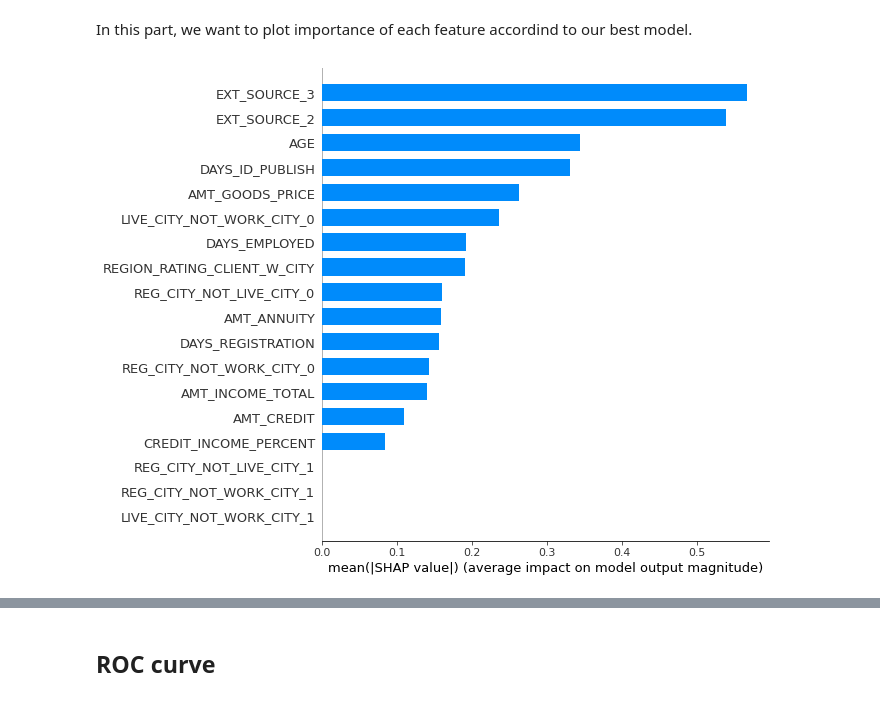
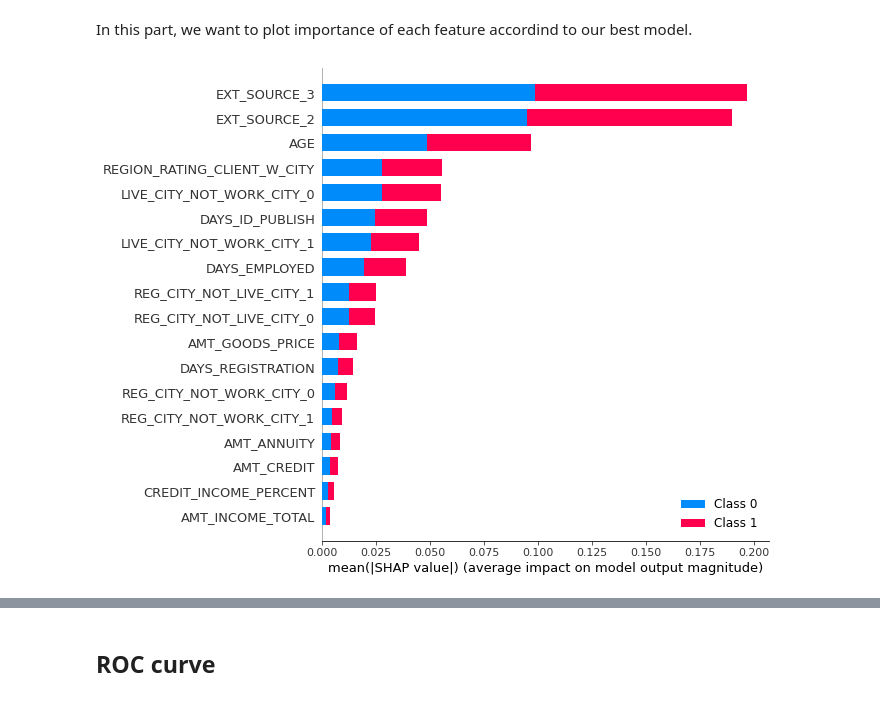
Before and after one commit to volantinho/P7_OC, a Jupyter notebook: P07_02_models.ipynb, the cells around one changed output, grey strips where cells are left out. Drawn from its saved outputs; the diff is of its cells as text; code cells hidden in the pictures.

```diff
--- a/P07_02_models.ipynb
+++ b/P07_02_models.ipynb
@@ -559,7 +585,7 @@ params1 = {"C": [1e0, 1e1, 1e2, 1e3]}
 grid1 = GridSearchCV(lr, param_grid = params1, cv = 5, scoring = my_scorer)
 
 # Fitting
-grid1.fit(X_train, y_train)
+grid1.fit(X_resampled_smote, y_resampled_smote)
 
 # Best model
 best_model_lr = grid1.best_estimator_
@@ -569,5 +595,5 @@ print('Best model logistic regression: {}'.format(best_model_lr))
 y_pred = best_model_lr.predict(X_test)
 
 # Loss function
-print ('Loss_function : {}'.format(round(my_custom_loss_func(y_test, y_pred), 2)))
+print ('Loss_function : {}'.format(round(my_custom_loss_func(y_test, y_pred), 3)))
 # %% [output]
@@ -598,7 +624,7 @@ params2 = {"max_depth"   : range(5, 10, 1),
 grid2 = GridSearchCV(xgb, param_grid = params2, cv = 5, scoring = my_scorer)
 
 # Fitting
-grid2.fit(X_train, y_train)
+grid2.fit(X_resampled_smote, y_resampled_smote)
 
 # Best model
 best_model_xgb = grid2.best_estimator_
@@ -608,7 +634,7 @@ print('Best model XGBoostClassifier: {}'.format(best_model_xgb))
 y_pred = best_model_xgb.predict(X_test)
 
 # Loss function
-print ('Loss_function : {}'.format(round(my_custom_loss_func(y_test, y_pred), 2)))
+print ('Loss_function : {}'.format(round(my_custom_loss_func(y_test, y_pred), 3)))
 # %% [output]
 Best model XGBoostClassifier: XGBClassifier(base_score=0.5, booster='gbtree', colsample_bylevel=1,
               colsample_bynode=1, colsample_bytree=1, eta=0.1,
@@ -637,25 +663,25 @@ result2.iloc[0,1] = round(my_custom_loss_func(y_test, y_pred), 2)
 # %%
 %%time
-from sklearn.ensemble import AdaBoostClassifier
+from sklearn.ensemble import RandomForestClassifier
 
-ab = AdaBoostClassifier()
-params4 = {'n_estimators': [100,200,300]
-
+rfc = RandomForestClassifier()
+params3 = {'n_estimators': range(90, 120, 10),
+           'max_depth': range(5, 10, 2)
 
           }
 
-grid4 = GridSearchCV(ab, param_grid = params4, cv = 5, scoring = my_scorer)
+grid3 = GridSearchCV(rfc, param_grid = params3, cv = 5, scoring = my_scorer)
 
 # Fitting
-grid4.fit(X_train, y_train)
+grid3.fit(X_resampled_smote, y_resampled_smote)
 
 # Best model
-best_model_ab = grid4.best_estimator_
-print('Best model ADABoostClassifier: {}'.format(best_model_ab))
+best_model_rfc = grid3.best_estimator_
+print('Best model ADABoostClassifier: {}'.format(best_model_rfc))
 
 # Predictions
-y_pred = best_model_ab.predict(X_test)
+y_pred = best_model_rfc.predict(X_test)
 
 # Loss function
-print ('Loss_function : {}'.format(round(my_custom_loss_func(y_test, y_pred), 2)))
+print ('Loss_function : {}'.format(round(my_custom_loss_func(y_test, y_pred), 3)))
 # %% [output]
@@ -683,7 +709,7 @@ XGBoostClassifier is our best model here with our created metrics.
 It offers a loss_function really lower than other models
 # %%
 # Our final best model
-best_model = grid2.best_estimator_
+best_model = grid3.best_estimator_
 # %%
 # Best model and best hyperparameters
 best_model
@@ -706,7 +724,7 @@ pickle.dump ( grid2.best_estimator_, open ('XGBClassifier', 'wb'))
 In this part, we want to plot importance of each feature accordind to our best model.
 # %%
 import shap
-shap_values = shap.TreeExplainer(XGBC).shap_values(X_train)
-shap.summary_plot(shap_values, X_train, plot_type="bar")
+shap_values = shap.TreeExplainer(best_model).shap_values(X_resampled_smote)
+shap.summary_plot(shap_values, X_resampled_smote, plot_type="bar")
 # %% [output]
-[figure, old version]
+[figure, new version]
```
Also changed, not shown: parts of 47 cells of this notebook, 37 other files.
